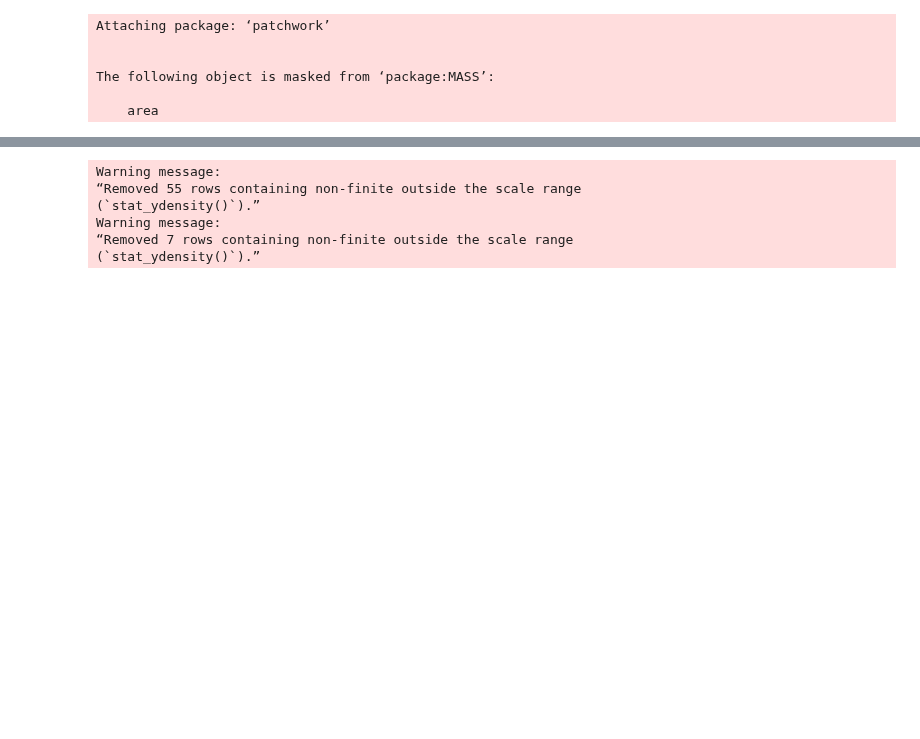
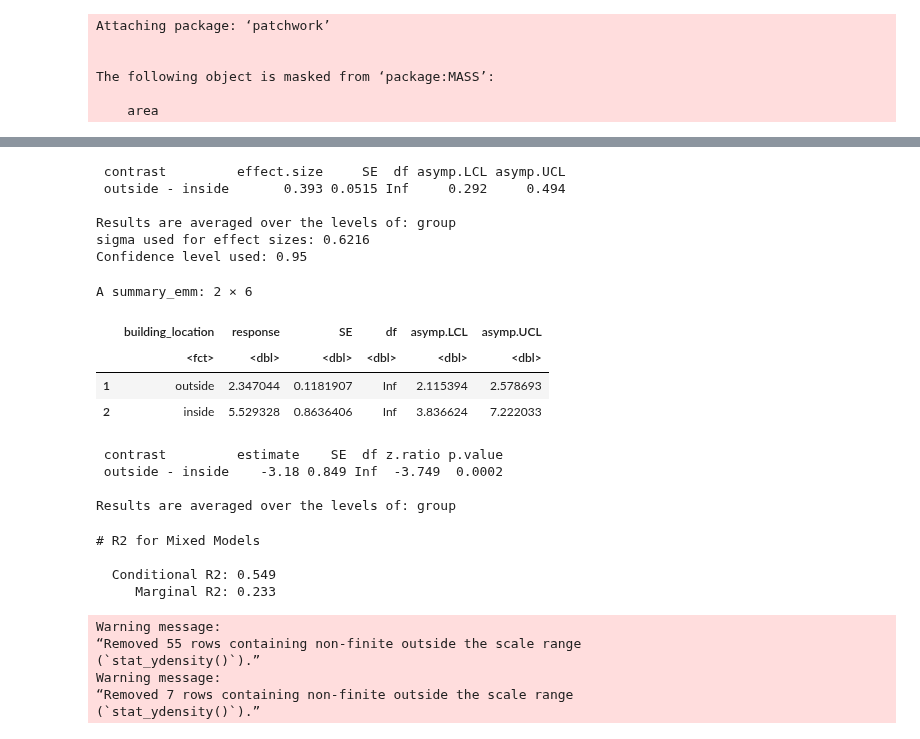
Before and after one commit to SanD94/VReGTrET, a Jupyter notebook: GraphTheory_ET_VR_Westbrueck/Analysis/raw_gaze_analysis/figure_playground.ipynb, the cells around one changed output, grey strips where cells are left out. Drawn from its saved outputs; the diff is of its cells as text; code cells hidden in the pictures; blank space fills up the shorter version.

```diff
--- a/GraphTheory_ET_VR_Westbrueck/Analysis/raw_gaze_analysis/figure_playground.ipynb
+++ b/GraphTheory_ET_VR_Westbrueck/Analysis/raw_gaze_analysis/figure_playground.ipynb
@@ -651,2 +680,32 @@ ndc_mean_fig <- node_ref_grid_emm %>% emmip(~ group, CIs = TRUE, type = "respons
+# %%
+# Now use the transformed grid for emmeans
+emm <- emmeans(new_grid, ~ building_location)
+emm_eff <- emmeans(node_model_full_emm, ~ building_location)
+eff_size(emm_eff, sigma = sigma(node_model_full_emm)*sqrt(2), edf = df.residual(model))
+
+# View results
+summary(emm)
+pairs(emm, adjust = "tukey")
+r2_nakagawa(model)
+# %% [output]
+ contrast         effect.size     SE  df asymp.LCL asymp.UCL
+ outside - inside       0.393 0.0515 Inf     0.292     0.494
+
+Results are averaged over the levels of: group
+sigma used for effect sizes: 0.6216
+Confidence level used: 0.95
+A summary_emm: 2 × 6
+|  | building_location | response | SE | df | asymp.LCL | asymp.UCL |
+|  | <fct> | <dbl> | <dbl> | <dbl> | <dbl> | <dbl> |
+| 1 | outside | 2.347044 | 0.1181907 | Inf | 2.115394 | 2.578693 |
+| 2 | inside | 5.529328 | 0.8636406 | Inf | 3.836624 | 7.222033 |
+ contrast         estimate    SE  df z.ratio p.value
+ outside - inside    -3.18 0.849 Inf  -3.749  0.0002
+
+Results are averaged over the levels of: group
+# R2 for Mixed Models
+
+  Conditional R2: 0.549
+     Marginal R2: 0.233
 # %%
 
```
Also changed, not shown: parts of 12 cells of this notebook.
